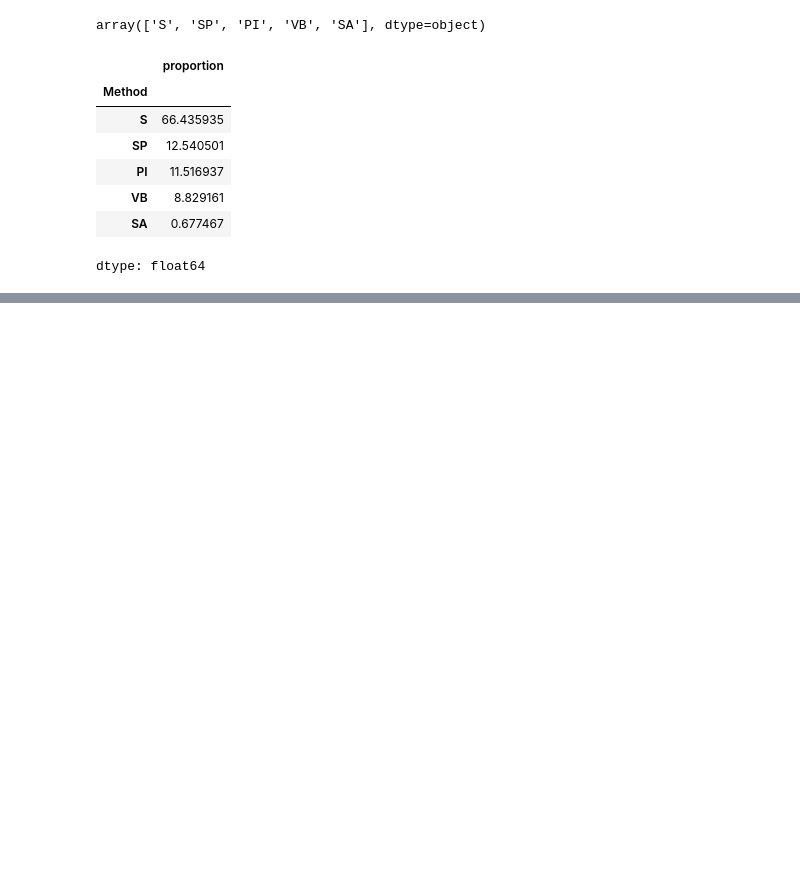
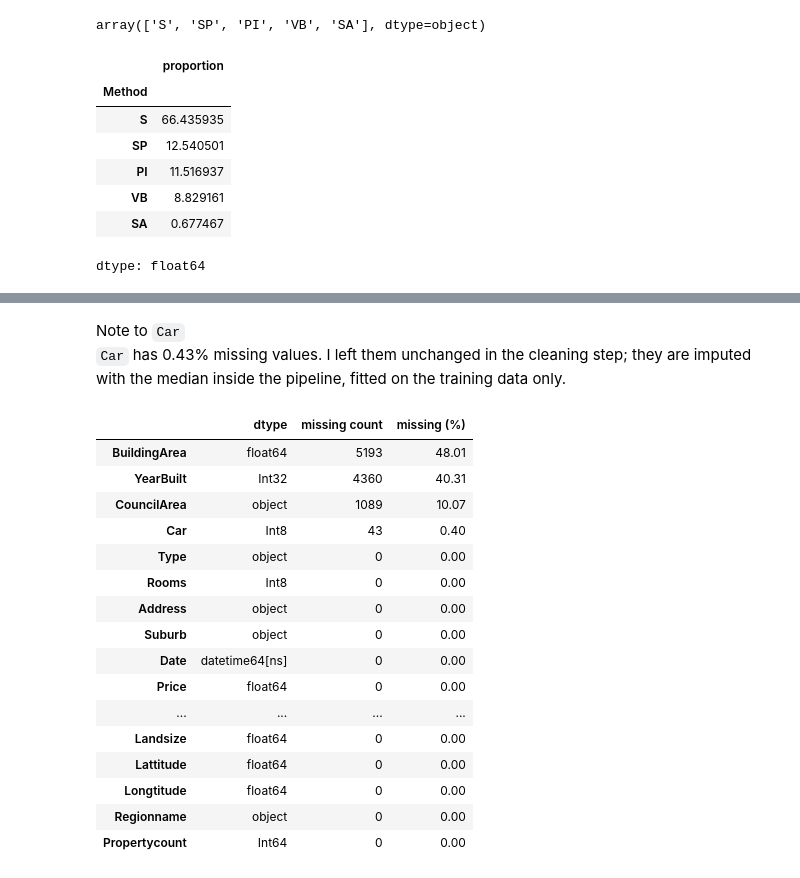
Before and after one commit to Alister44/melbourne-housing-price-prediction, a Jupyter notebook: housing_price_prediction_ipynb.ipynb, the cells around one changed output, grey strips where cells are left out. Cells and saved outputs as stored; diff of their text form; code cells hidden in the pictures; blank space fills up the shorter version.

```diff
--- a/housing_price_prediction_ipynb.ipynb
+++ b/housing_price_prediction_ipynb.ipynb
@@ -115,0 +203,25 @@ df.groupby("Method")["Date"].agg(["min", "max"])
+# %% [markdown]
+Note to `Car`
+`Car` has 0.43% missing values. I left them unchanged in the cleaning step;
+they are imputed with the median inside the pipeline, fitted on the
+training data only.
+# %%
+info_types_missVals()
+# %% [output]
+|  | dtype | missing count | missing (%) |
+| BuildingArea | float64 | 5193 | 48.01 |
+| YearBuilt | Int32 | 4360 | 40.31 |
+| CouncilArea | object | 1089 | 10.07 |
+| Car | Int8 | 43 | 0.40 |
+| Type | object | 0 | 0.00 |
+| Rooms | Int8 | 0 | 0.00 |
+| Address | object | 0 | 0.00 |
+| Suburb | object | 0 | 0.00 |
+| Date | datetime64[ns] | 0 | 0.00 |
+| Price | float64 | 0 | 0.00 |
+| ... | ... | ... | ... |
+| Landsize | float64 | 0 | 0.00 |
+| Lattitude | float64 | 0 | 0.00 |
+| Longtitude | float64 | 0 | 0.00 |
+| Regionname | object | 0 | 0.00 |
+| Propertycount | Int64 | 0 | 0.00 |
```
Also changed, not shown: parts of 31 cells of this notebook.
